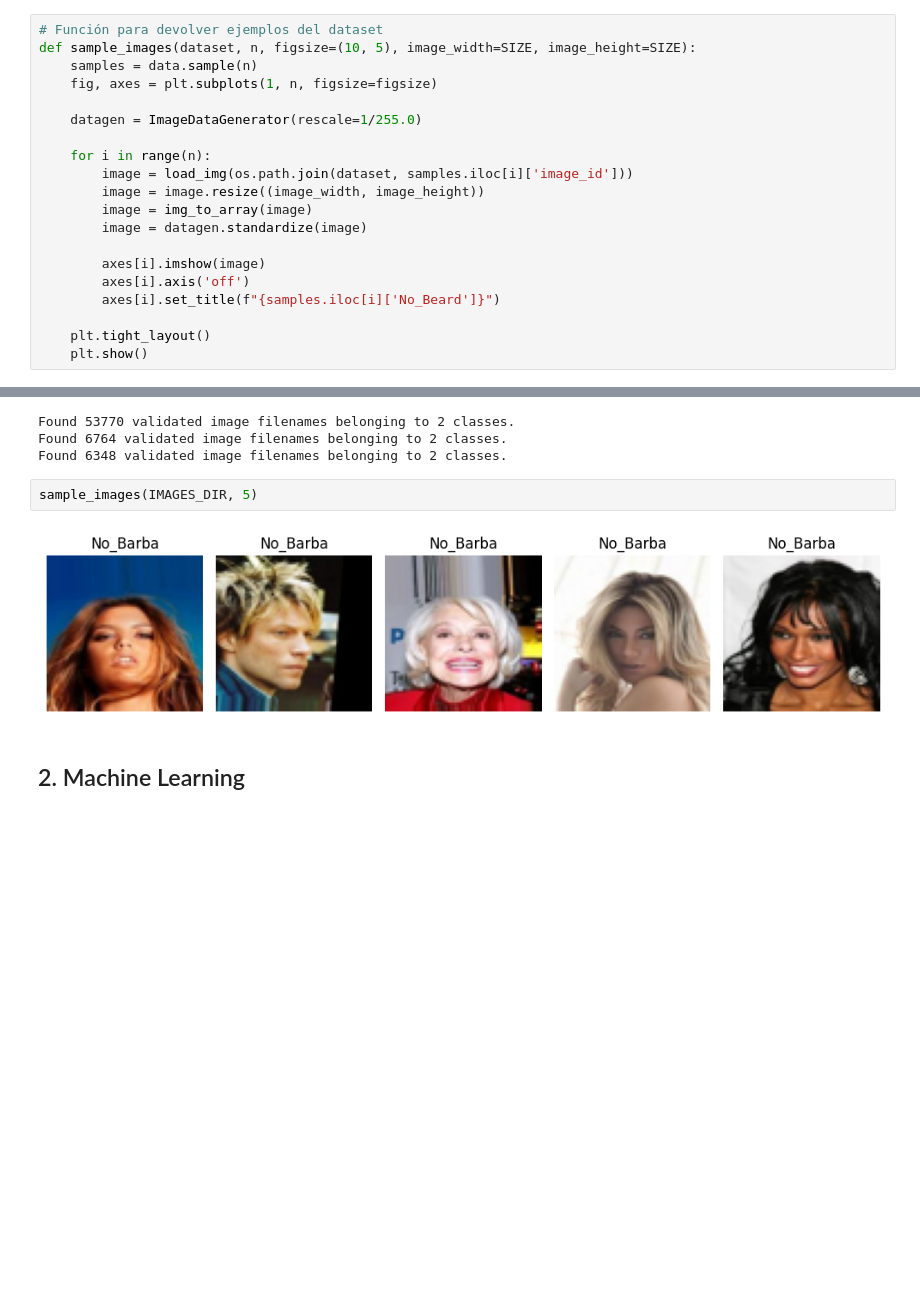
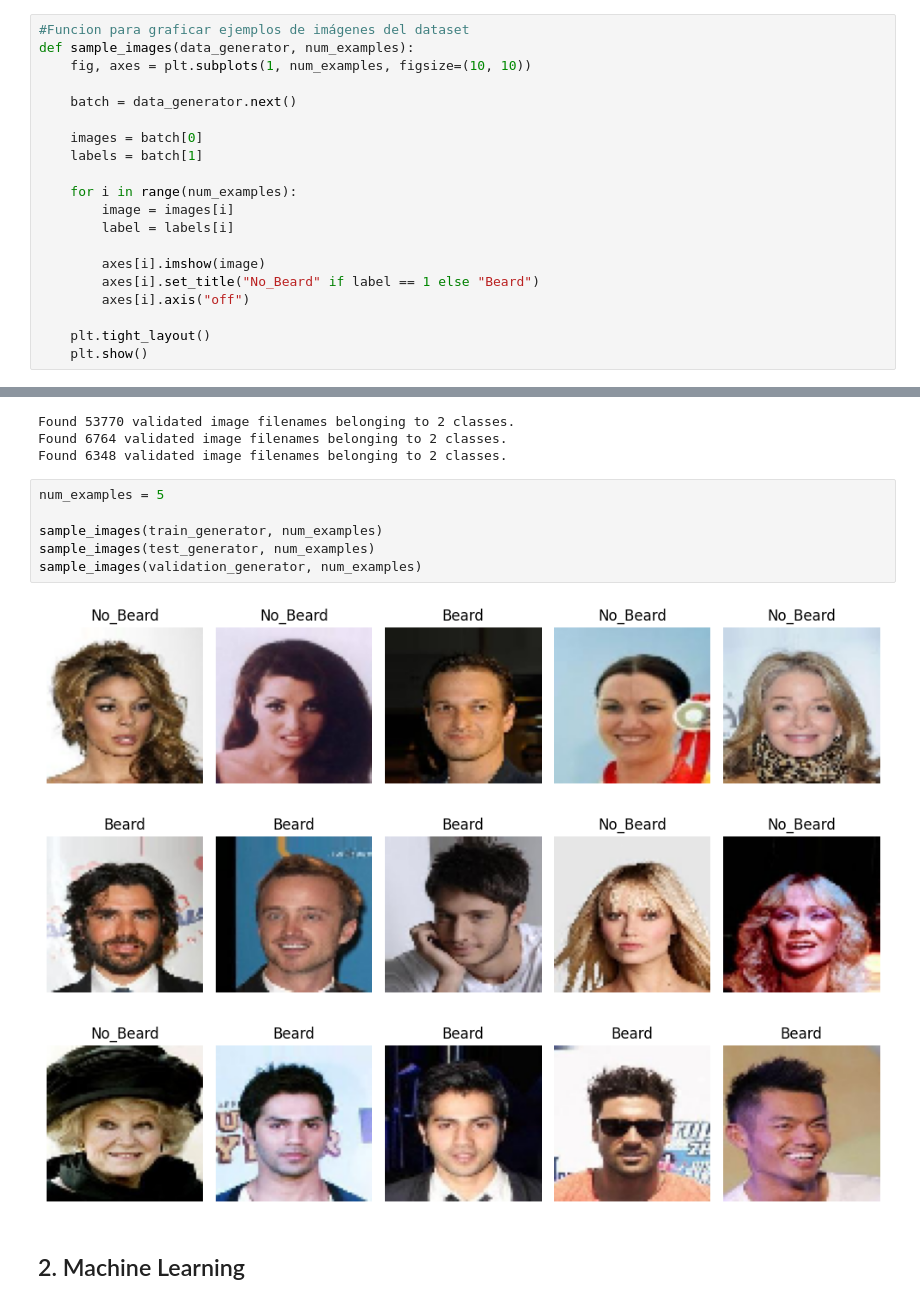
Before and after one commit to nachopalmieri/TP_ML_Aiasa_Fassanelli_Palmieri, a Jupyter notebook: tp3_celebfaces.ipynb, the cells around one changed output, grey strips where cells are left out. Saved outputs shown, nothing was run; the diff lists cells and outputs as text; blank space fills up the shorter version.

```diff
--- a/tp3_celebfaces.ipynb
+++ b/tp3_celebfaces.ipynb
@@ -88,20 +103,20 @@ validation = validation.drop(['partition'],axis = 1)
 # %%
-# Función para devolver ejemplos del dataset
-def sample_images(dataset, n, figsize=(10, 5), image_width=SIZE, image_height=SIZE):
-    samples = data.sample(n)
-    fig, axes = plt.subplots(1, n, figsize=figsize)
+#Funcion para graficar ejemplos de imágenes del dataset
+def sample_images(data_generator, num_examples):
+    fig, axes = plt.subplots(1, num_examples, figsize=(10, 10))
 
-    datagen = ImageDataGenerator(rescale=1/255.0)
+    batch = data_generator.next()
 
-    for i in range(n):
-        image = load_img(os.path.join(dataset, samples.iloc[i]['image_id']))
-        image = image.resize((image_width, image_height))
-        image = img_to_array(image)
-        image = datagen.standardize(image)
+    images = batch[0]
+    labels = batch[1]
+
+    for i in range(num_examples):
+        image = images[i]
+        label = labels[i]
 
         axes[i].imshow(image)
-        axes[i].axis('off')
-        axes[i].set_title(f"{samples.iloc[i]['No_Beard']}")
+        axes[i].set_title("No_Beard" if label == 1 else "Beard")
+        axes[i].axis("off")
 
     plt.tight_layout()
     plt.show()
@@ -265,10 +280,16 @@ validation_generator = images_reader.flow_from_dataframe(
 Found 53770 validated image filenames belonging to 2 classes.
 Found 6764 validated image filenames belonging to 2 classes.
 Found 6348 validated image filenames belonging to 2 classes.
-# %%
-sample_images(IMAGES_DIR, 5)
-# %% [output]
-[figure, removed]
+# %%
+num_examples = 5
+
+sample_images(train_generator, num_examples)
+sample_images(test_generator, num_examples)
+sample_images(validation_generator, num_examples)
+# %% [output]
+[figure, added]
+[figure, added]
+[figure, added]
 # %% [markdown]
 ## 2. Machine Learning
 # %%
```
Also changed, not shown: parts of 31 cells of this notebook.
